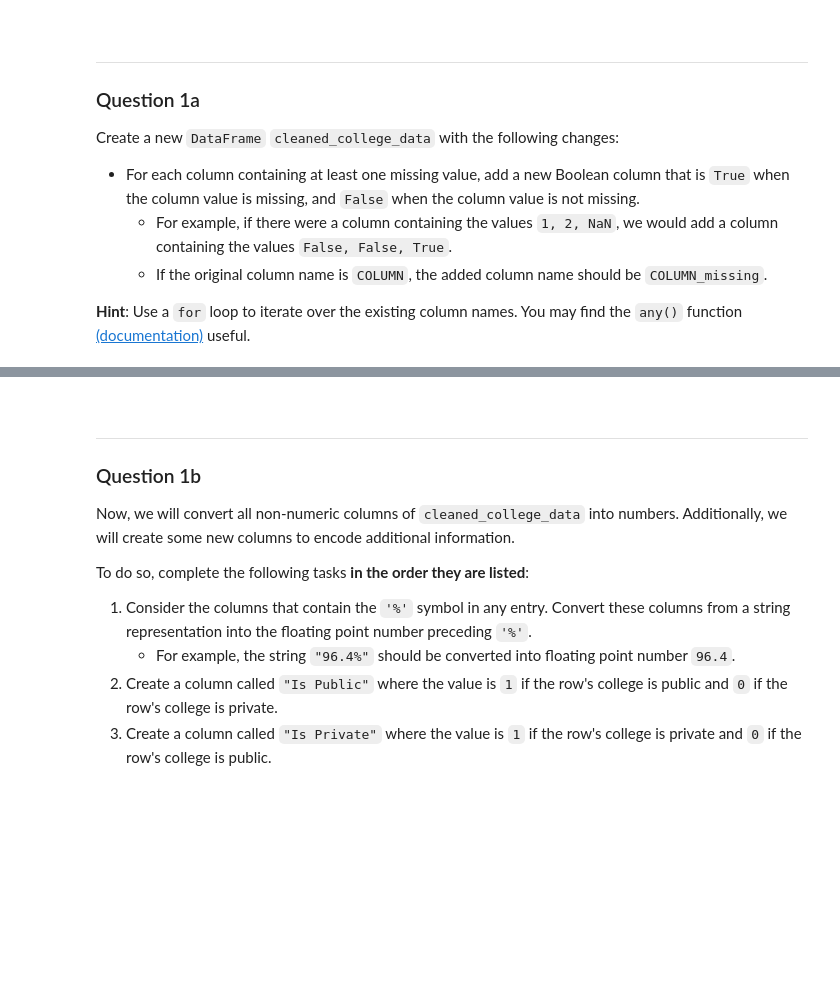
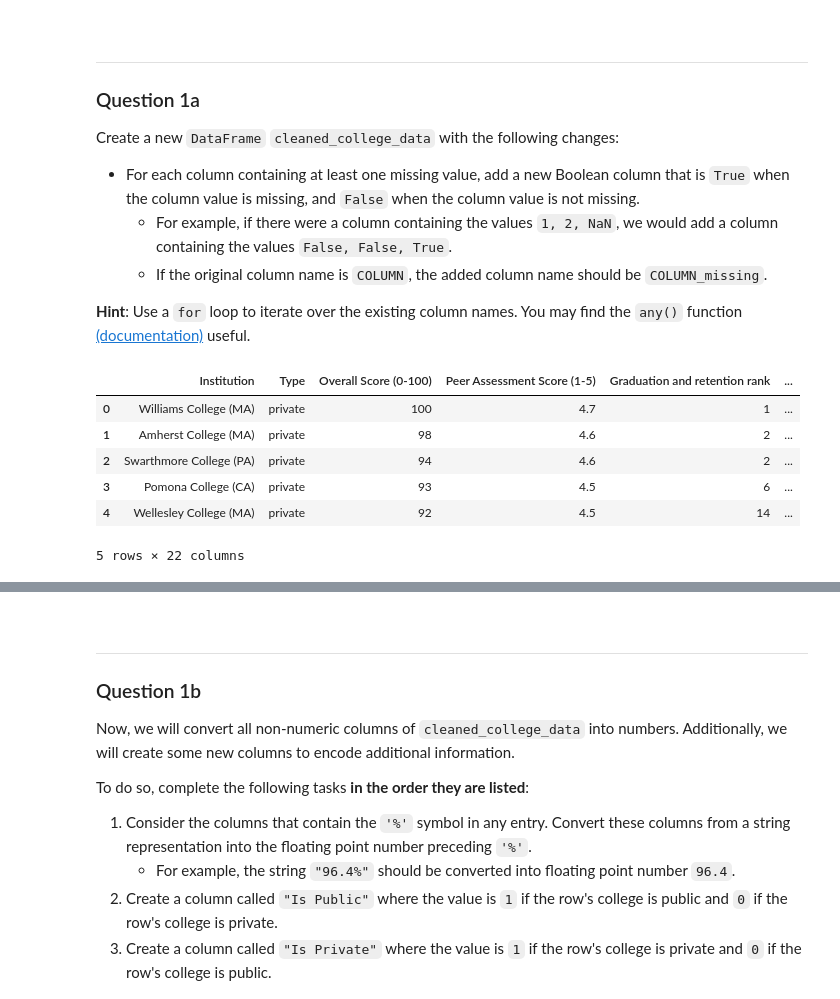
Before and after one commit to zaddle55/sp26-ds100-material, a Jupyter notebook: hw/hw06/hw06.ipynb, the cells around one changed output, grey strips where cells are left out. Cells and saved outputs as stored; diff of their text form; code cells hidden in the pictures; blank space fills up the shorter version.

```diff
--- a/hw/hw06/hw06.ipynb
+++ b/hw/hw06/hw06.ipynb
@@ -133,6 +168,17 @@ Create a new `DataFrame` `cleaned_college_data` with the following changes:
 # %%
 cleaned_college_data = college_data.copy()
 
-...
+for col in cleaned_college_data.columns:
+    if cleaned_college_data[col].isna().any():
+        cleaned_college_data[f'{col}_missing'] = cleaned_college_data[col].isna()
+cleaned_college_data.head()
+# %% [output]
+|  | Institution | Type | Overall Score (0-100) | Peer Assessment Score (1-5) | Graduation and retention rank | ... |
+| 0 | Williams College (MA) | private | 100 | 4.7 | 1 | ... |
+| 1 | Amherst College (MA) | private | 98 | 4.6 | 2 | ... |
+| 2 | Swarthmore College (PA) | private | 94 | 4.6 | 2 | ... |
+| 3 | Pomona College (CA) | private | 93 | 4.5 | 6 | ... |
+| 4 | Wellesley College (MA) | private | 92 | 4.5 | 14 | ... |
+5 rows × 22 columns
 # %%
 grader.check("q1a")
```
Also changed, not shown: parts of 10 cells of this notebook.
